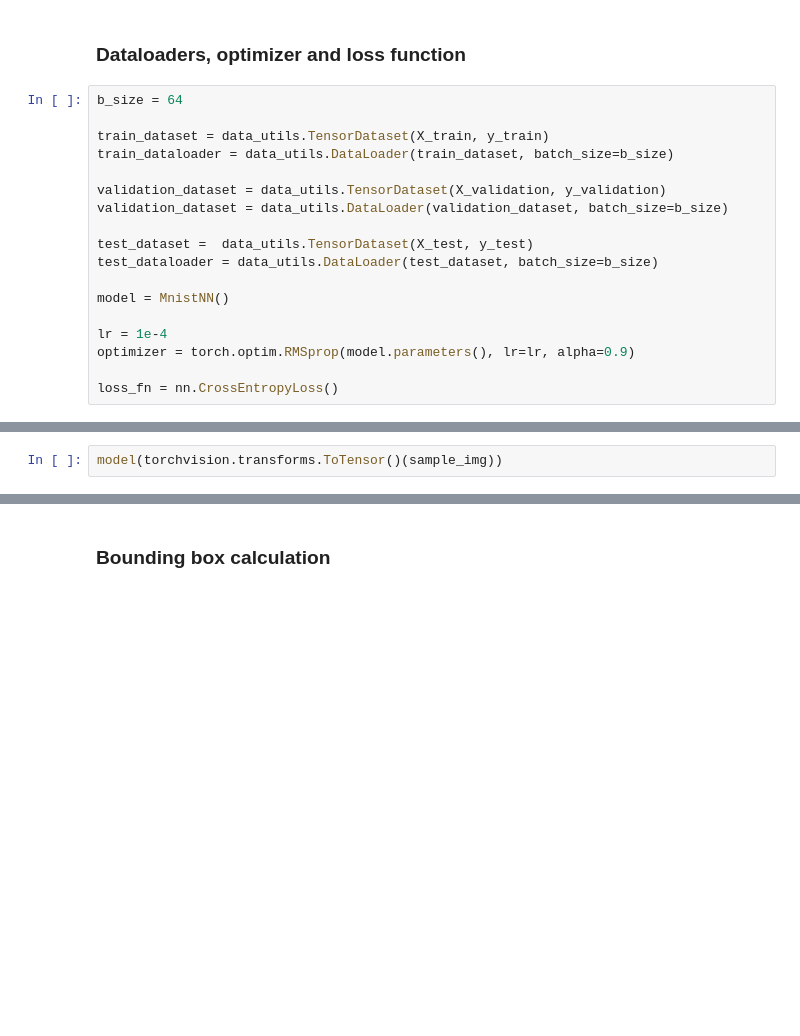
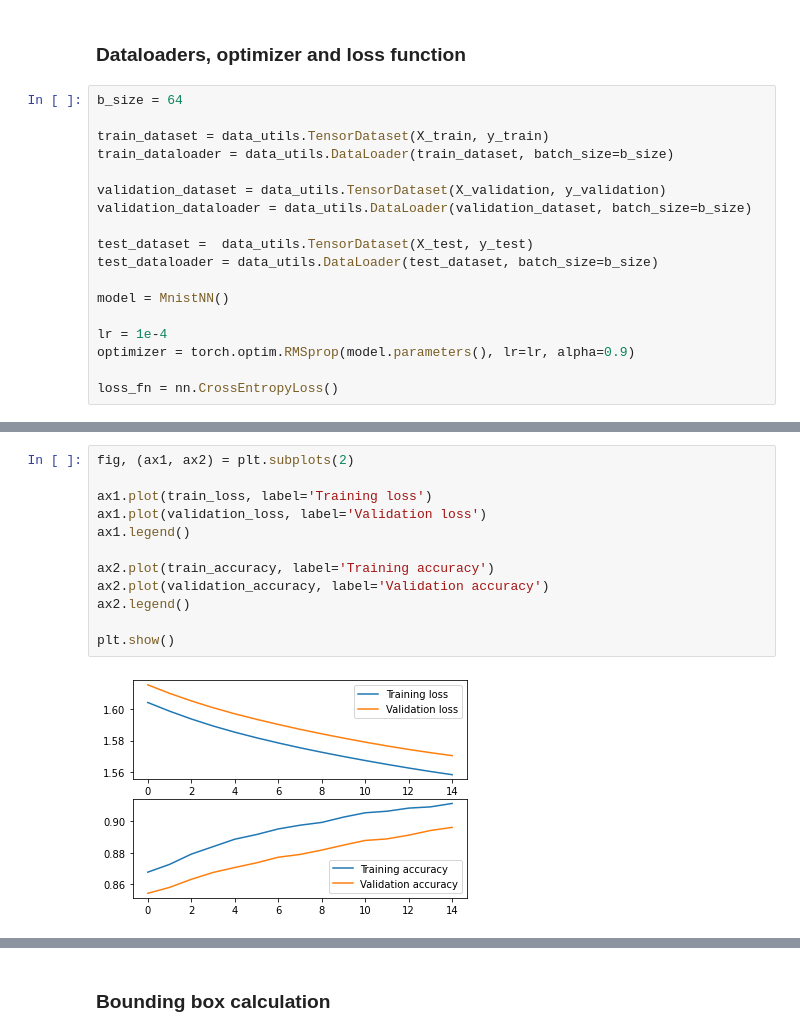
Before and after one commit to lorenzobazzana/MNIST-NN-with-localization, a Jupyter notebook: standard_nn.ipynb, the cells around one changed output, grey strips where cells are left out. Saved outputs shown, nothing was run; the diff lists cells and outputs as text; blank space fills up the shorter version.

Commit message:
Added training and validation accuracy calculation and plotting

```diff
--- a/standard_nn.ipynb
+++ b/standard_nn.ipynb
@@ -71,7 +88,7 @@ train_dataset = data_utils.TensorDataset(X_train, y_train)
 train_dataloader = data_utils.DataLoader(train_dataset, batch_size=b_size)
 
 validation_dataset = data_utils.TensorDataset(X_validation, y_validation)
-validation_dataset = data_utils.DataLoader(validation_dataset, batch_size=b_size)
+validation_dataloader = data_utils.DataLoader(validation_dataset, batch_size=b_size)
 
 test_dataset =  data_utils.TensorDataset(X_test, y_test)
 test_dataloader = data_utils.DataLoader(test_dataset, batch_size=b_size)
@@ -123,2 +182,14 @@ Epoch: 91 -- Average loss: 1.7060258280147205
-# %%
-model(torchvision.transforms.ToTensor()(sample_img))
+# %%
+fig, (ax1, ax2) = plt.subplots(2)
+
+ax1.plot(train_loss, label='Training loss')
+ax1.plot(validation_loss, label='Validation loss')
+ax1.legend()
+
+ax2.plot(train_accuracy, label='Training accuracy')
+ax2.plot(validation_accuracy, label='Validation accuracy')
+ax2.legend()
+
+plt.show()
+# %% [output]
+[figure, added]
```
Also changed, not shown: parts of 5 cells of this notebook.
